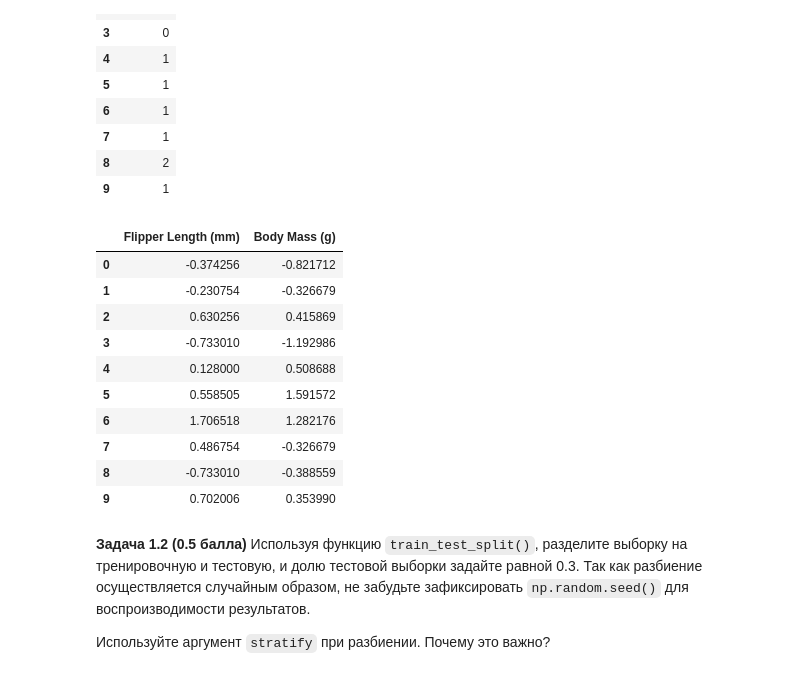
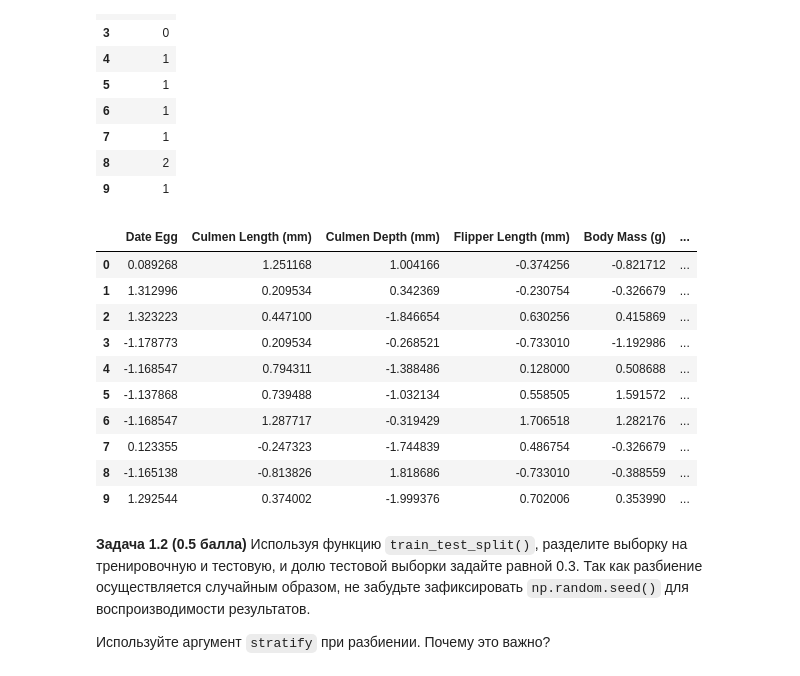
Before and after one commit to Bosbobos/IAD, a Jupyter notebook: MachineLeariningBasics/hw_04_knn/hw04_knn_linreg.ipynb, the cells around one changed output. Cells and saved outputs as stored; diff of their text form; code cells hidden in the pictures.

```diff
--- a/MachineLeariningBasics/hw_04_knn/hw04_knn_linreg.ipynb
+++ b/MachineLeariningBasics/hw_04_knn/hw04_knn_linreg.ipynb
@@ -102,24 +102,25 @@ y.head(10)
 # %%
 # Сразу подготовим x для задания 1.3
 from sklearn.preprocessing import StandardScaler
 
-x = pd.DataFrame()
 ss = StandardScaler()
-x = dum_data[['Flipper Length (mm)', 'Body Mass (g)']]
-x = pd.DataFrame(ss.fit_transform(x), columns = ['Flipper Length (mm)', 'Body Mass (g)'])
+x1 = dum_data[['Flipper Length (mm)', 'Body Mass (g)']]
+x1 = pd.DataFrame(ss.fit_transform(x1), columns = ['Flipper Length (mm)', 'Body Mass (g)'])
+
+x = pd.DataFrame(ss.fit_transform(dum_data), columns = dum_data.columns)
 x.head(10)
 # %% [output]
-|  | Flipper Length (mm) | Body Mass (g) |
-| 0 | -0.374256 | -0.821712 |
-| 1 | -0.230754 | -0.326679 |
-| 2 | 0.630256 | 0.415869 |
-| 3 | -0.733010 | -1.192986 |
-| 4 | 0.128000 | 0.508688 |
-| 5 | 0.558505 | 1.591572 |
-| 6 | 1.706518 | 1.282176 |
-| 7 | 0.486754 | -0.326679 |
-| 8 | -0.733010 | -0.388559 |
-| 9 | 0.702006 | 0.353990 |
+|  | Date Egg | Culmen Length (mm) | Culmen Depth (mm) | Flipper Length (mm) | Body Mass (g) | ... |
+| 0 | 0.089268 | 1.251168 | 1.004166 | -0.374256 | -0.821712 | ... |
+| 1 | 1.312996 | 0.209534 | 0.342369 | -0.230754 | -0.326679 | ... |
+| 2 | 1.323223 | 0.447100 | -1.846654 | 0.630256 | 0.415869 | ... |
+| 3 | -1.178773 | 0.209534 | -0.268521 | -0.733010 | -1.192986 | ... |
+| 4 | -1.168547 | 0.794311 | -1.388486 | 0.128000 | 0.508688 | ... |
+| 5 | -1.137868 | 0.739488 | -1.032134 | 0.558505 | 1.591572 | ... |
+| 6 | -1.168547 | 1.287717 | -0.319429 | 1.706518 | 1.282176 | ... |
+| 7 | 0.123355 | -0.247323 | -1.744839 | 0.486754 | -0.326679 | ... |
+| 8 | -1.165138 | -0.813826 | 1.818686 | -0.733010 | -0.388559 | ... |
+| 9 | 1.292544 | 0.374002 | -1.999376 | 0.702006 | 0.353990 | ... |
 # %% [markdown]
 **Задача 1.2 (0.5 балла)** Используя функцию `train_test_split()`, разделите выборку на тренировочную и тестовую, и долю тестовой выборки задайте равной 0.3. Так как разбиение осуществляется случайным образом, не забудьте зафиксировать `np.random.seed()` для воспроизводимости результатов.
 
```
Also changed, not shown: parts of 7 cells of this notebook.
